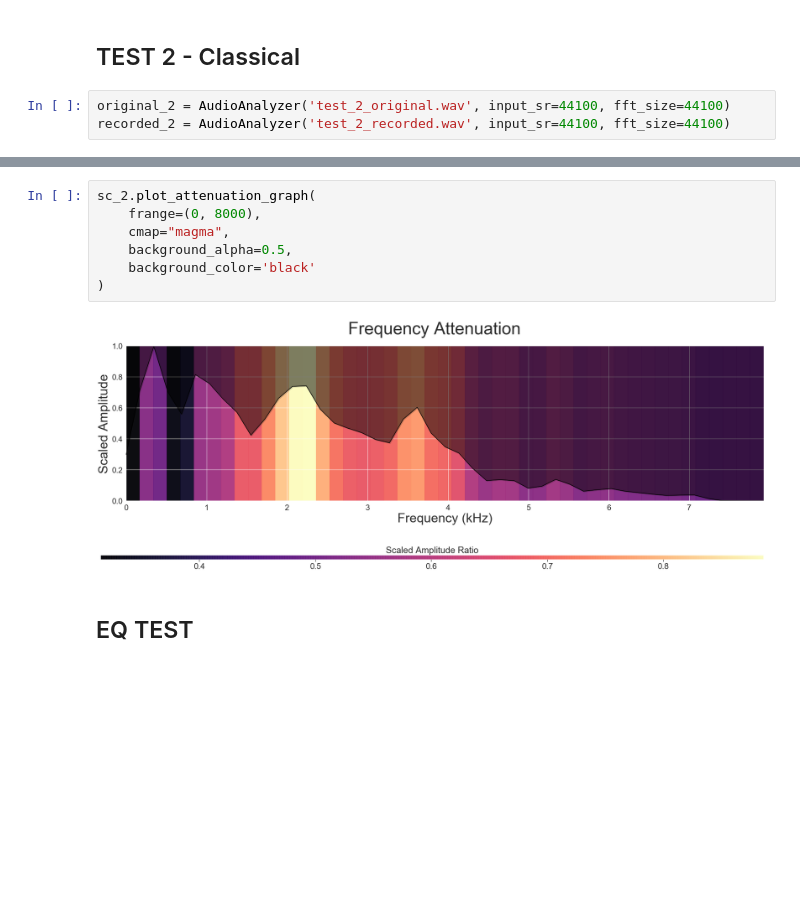
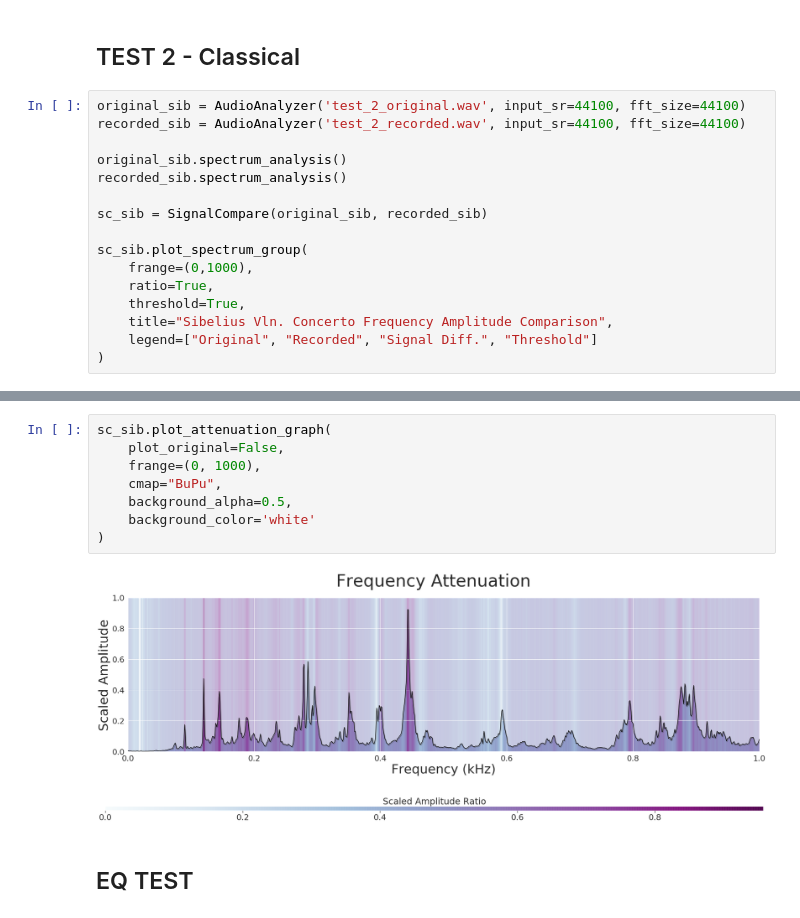
Before and after one commit to QED0711/ds_practice, a Jupyter notebook: librosa/AudioPlot.ipynb, the cells around one changed output, grey strips where cells are left out. Cells and saved outputs as stored; diff of their text form; blank space fills up the shorter version.

Commit message:
work on graphs for blog

```diff
--- a/librosa/AudioPlot.ipynb
+++ b/librosa/AudioPlot.ipynb
@@ -54,5 +79,18 @@ sc.plot_attenuation_graph(
 # %% [markdown]
 ## TEST 2 - Classical
 # %%
-original_2 = AudioAnalyzer('test_2_original.wav', input_sr=44100, fft_size=44100)
-recorded_2 = AudioAnalyzer('test_2_recorded.wav', input_sr=44100, fft_size=44100)
+original_sib = AudioAnalyzer('test_2_original.wav', input_sr=44100, fft_size=44100)
+recorded_sib = AudioAnalyzer('test_2_recorded.wav', input_sr=44100, fft_size=44100)
+
+original_sib.spectrum_analysis()
+recorded_sib.spectrum_analysis()
+
+sc_sib = SignalCompare(original_sib, recorded_sib)
+
+sc_sib.plot_spectrum_group(
+    frange=(0,1000),
+    ratio=True,
+    threshold=True,
+    title="Sibelius Vln. Concerto Frequency Amplitude Comparison",
+    legend=["Original", "Recorded", "Signal Diff.", "Threshold"]
+)
@@ -77,13 +111,14 @@ sc_2.plot_spectrum_group(
 # %%
-sc_2.plot_attenuation_graph(
-    frange=(0, 8000),
-    cmap="magma",
+sc_sib.plot_attenuation_graph(
+    plot_original=False,
+    frange=(0, 1000),
+    cmap="BuPu",
     background_alpha=0.5,
-    background_color='black'
+    background_color='white'
 )
 # %% [output]
-[figure, old version]
+[figure, new version]
-[figure, old version]
+[figure, new version]
 # %% [markdown]
 ## EQ TEST
 # %%
```
Also changed, not shown: parts of 13 cells of this notebook, 2 other files.
